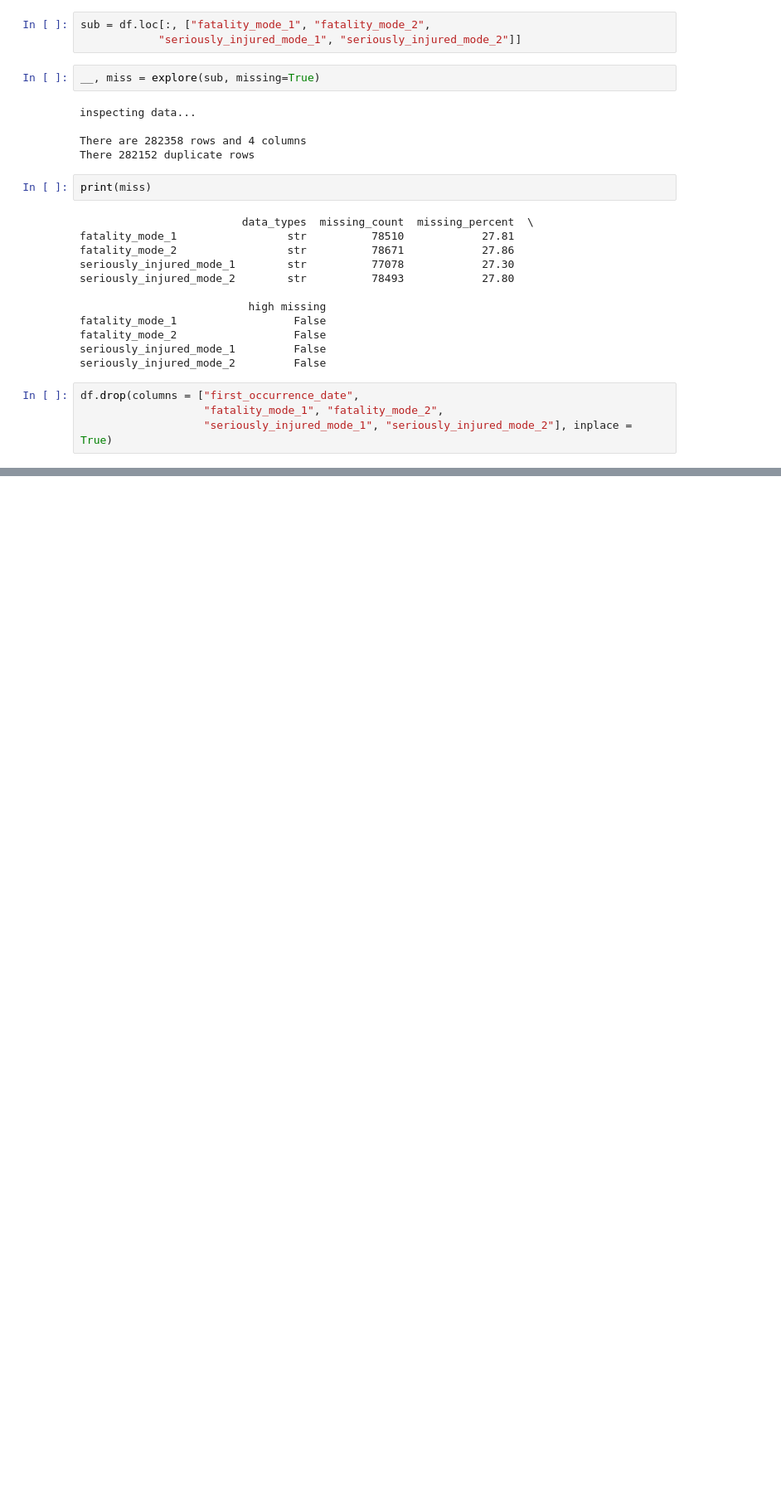
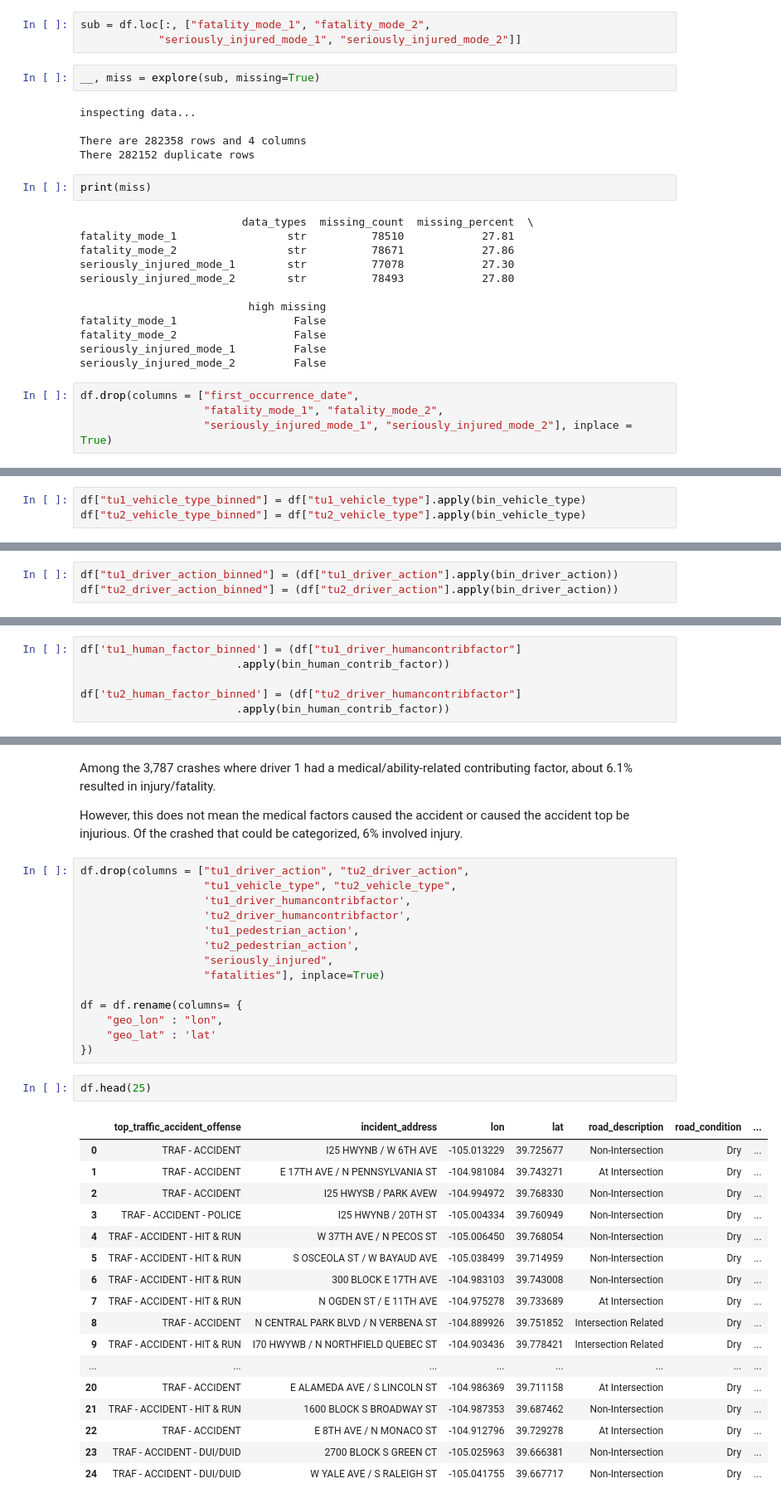
Before and after one commit to lily-harper/injury_risk_classifier, a Jupyter notebook: notebooks/02_cleaning.ipynb, the cells around one changed output, grey strips where cells are left out. Shown at 83% size. Saved outputs shown, nothing was run; the diff lists cells and outputs as text; blank space fills up the shorter version.

```diff
--- a/notebooks/02_cleaning.ipynb
+++ b/notebooks/02_cleaning.ipynb
@@ -141,0 +194,3 @@ df.to_csv("data/interim/traffic_clean.csv")
+# %%
+df["tu1_vehicle_type_binned"] = df["tu1_vehicle_type"].apply(bin_vehicle_type)
+df["tu2_vehicle_type_binned"] = df["tu2_vehicle_type"].apply(bin_vehicle_type)
@@ -141,0 +245,3 @@ df.to_csv("data/interim/traffic_clean.csv")
+# %%
+df["tu1_driver_action_binned"] = (df["tu1_driver_action"].apply(bin_driver_action))
+df["tu2_driver_action_binned"] = (df["tu2_driver_action"].apply(bin_driver_action))
@@ -141,0 +293,6 @@ df.to_csv("data/interim/traffic_clean.csv")
+# %%
+df['tu1_human_factor_binned'] = (df["tu1_driver_humancontribfactor"]
+                        .apply(bin_human_contrib_factor))
+
+df['tu2_human_factor_binned'] = (df["tu2_driver_humancontribfactor"]
+                        .apply(bin_human_contrib_factor))
@@ -141,0 +316,38 @@ df.to_csv("data/interim/traffic_clean.csv")
+# %% [markdown]
+Among the 3,787 crashes where driver 1 had a medical/ability-related contributing factor, about 6.1% resulted in injury/fatality.
+
+However, this does not mean the medical factors caused the accident or caused the accident top be injurious. Of the crashed that could be categorized, 6% involved injury.
+# %%
+df.drop(columns = ["tu1_driver_action", "tu2_driver_action",
+                   "tu1_vehicle_type", "tu2_vehicle_type",
+                   'tu1_driver_humancontribfactor',
+                   'tu2_driver_humancontribfactor',
+                   'tu1_pedestrian_action',
+                   'tu2_pedestrian_action',
+                   "seriously_injured",
+                   "fatalities"], inplace=True)
+
+df = df.rename(columns= {
+    "geo_lon" : "lon",
+    "geo_lat" : 'lat'
+})
+# %%
+df.head(25)
+# %% [output]
+|  | top_traffic_accident_offense | incident_address | lon | lat | road_description | road_condition | ... |
+| 0 | TRAF - ACCIDENT | I25 HWYNB / W 6TH AVE | -105.013229 | 39.725677 | Non-Intersection | Dry | ... |
+| 1 | TRAF - ACCIDENT | E 17TH AVE / N PENNSYLVANIA ST | -104.981084 | 39.743271 | At Intersection | Dry | ... |
+| 2 | TRAF - ACCIDENT | I25 HWYSB / PARK AVEW | -104.994972 | 39.768330 | Non-Intersection | Dry | ... |
+| 3 | TRAF - ACCIDENT - POLICE | I25 HWYNB / 20TH ST | -105.004334 | 39.760949 | Non-Intersection | Dry | ... |
+| 4 | TRAF - ACCIDENT - HIT & RUN | W 37TH AVE / N PECOS ST | -105.006450 | 39.768054 | Non-Intersection | Dry | ... |
+| 5 | TRAF - ACCIDENT - HIT & RUN | S OSCEOLA ST / W BAYAUD AVE | -105.038499 | 39.714959 | Non-Intersection | Dry | ... |
+| 6 | TRAF - ACCIDENT - HIT & RUN | 300 BLOCK E 17TH AVE | -104.983103 | 39.743008 | Non-Intersection | Dry | ... |
+| 7 | TRAF - ACCIDENT - HIT & RUN | N OGDEN ST / E 11TH AVE | -104.975278 | 39.733689 | At Intersection | Dry | ... |
+| 8 | TRAF - ACCIDENT | N CENTRAL PARK BLVD / N VERBENA ST | -104.889926 | 39.751852 | Intersection Related | Dry | ... |
+| 9 | TRAF - ACCIDENT - HIT & RUN | I70 HWYWB / N NORTHFIELD QUEBEC ST | -104.903436 | 39.778421 | Intersection Related | Dry | ... |
+| ... | ... | ... | ... | ... | ... | ... | ... |
+| 20 | TRAF - ACCIDENT | E ALAMEDA AVE / S LINCOLN ST | -104.986369 | 39.711158 | At Intersection | Dry | ... |
+| 21 | TRAF - ACCIDENT - HIT & RUN | 1600 BLOCK S BROADWAY ST | -104.987353 | 39.687462 | Non-Intersection | Dry | ... |
+| 22 | TRAF - ACCIDENT | E 8TH AVE / N MONACO ST | -104.912796 | 39.729278 | At Intersection | Dry | ... |
+| 23 | TRAF - ACCIDENT - DUI/DUID | 2700 BLOCK S GREEN CT | -105.025963 | 39.666381 | Non-Intersection | Dry | ... |
+| 24 | TRAF - ACCIDENT - DUI/DUID | W YALE AVE / S RALEIGH ST | -105.041755 | 39.667717 | Non-Intersection | Dry | ... |
```
Also changed, not shown: parts of 18 cells of this notebook, 5 other files.
